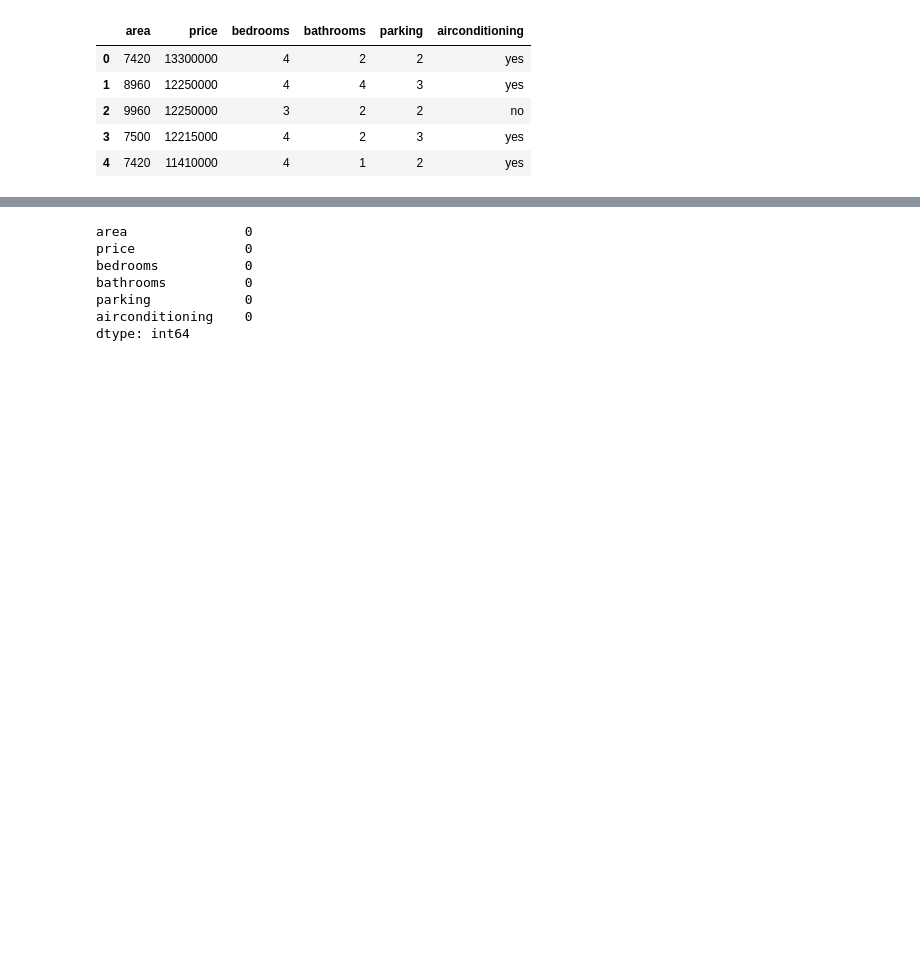
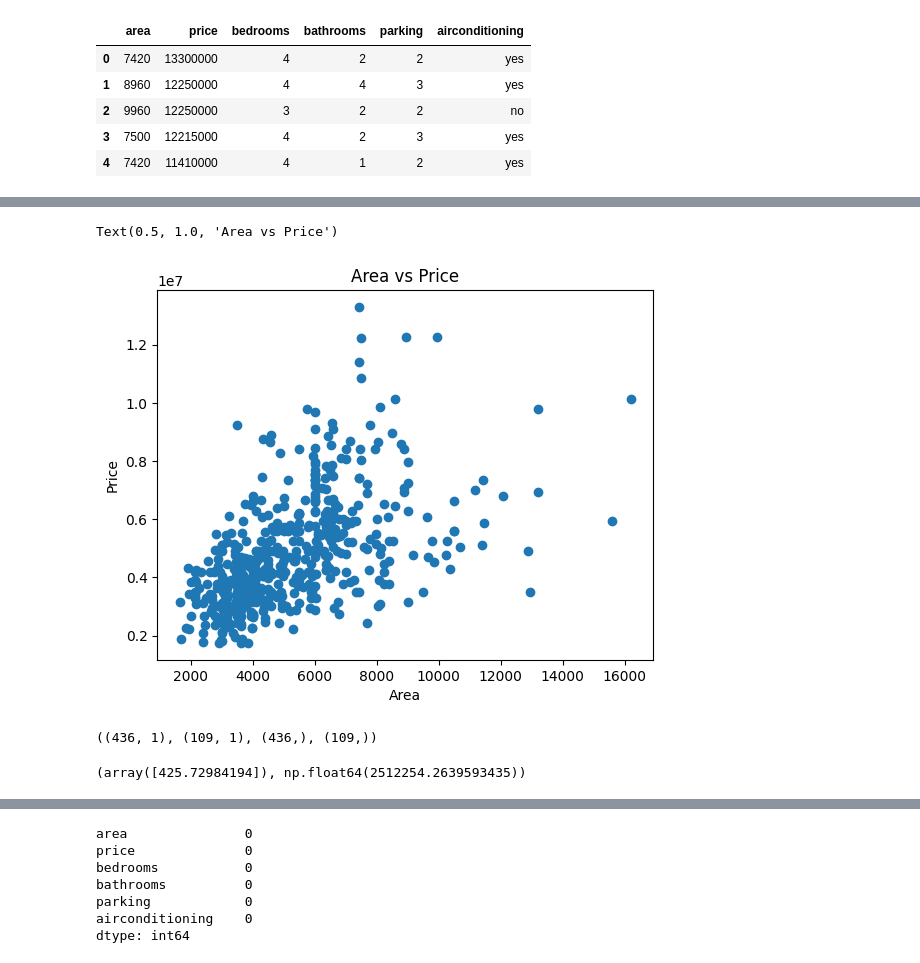
Before and after one commit to SandeepMuhal88/Project_In_Machine_Learning, a Jupyter notebook: House_Price_prediction/notebook.ipynb, the cells around one changed output, grey strips where cells are left out. Saved outputs shown, nothing was run; the diff lists cells and outputs as text; code cells hidden in the pictures; blank space fills up the shorter version.

```diff
--- a/House_Price_prediction/notebook.ipynb
+++ b/House_Price_prediction/notebook.ipynb
@@ -88,0 +91,3 @@ houess.head()
+# %%
+df=houess[['price','area']]
+df.head()
@@ -89,3 +101,25 @@ houess.head()
 # %%
 import matplotlib.pyplot as plt
 import seaborn as sns
+# %%
+plt.scatter(df['area'], df['price'])
+plt.xlabel('Area')
+plt.ylabel('Price')
+plt.title('Area vs Price')
+# %% [output]
+Text(0.5, 1.0, 'Area vs Price')
+[figure, added]
+# %%
+from sklearn.model_selection import train_test_split
+
+X_train, X_test, y_train, y_test = train_test_split(df[['area']], df['price'], test_size=0.2, random_state=42)
+X_train.shape, X_test.shape, y_train.shape, y_test.shape
+# %% [output]
+((436, 1), (109, 1), (436,), (109,))
+# %%
+from sklearn.linear_model import LinearRegression
+li=LinearRegression()
+li.fit(X_train, y_train)
+li.coef_, li.intercept_
+# %% [output]
+(array([425.72984194]), np.float64(2512254.2639593435))
```
Also changed, not shown: parts of 16 cells of this notebook.
